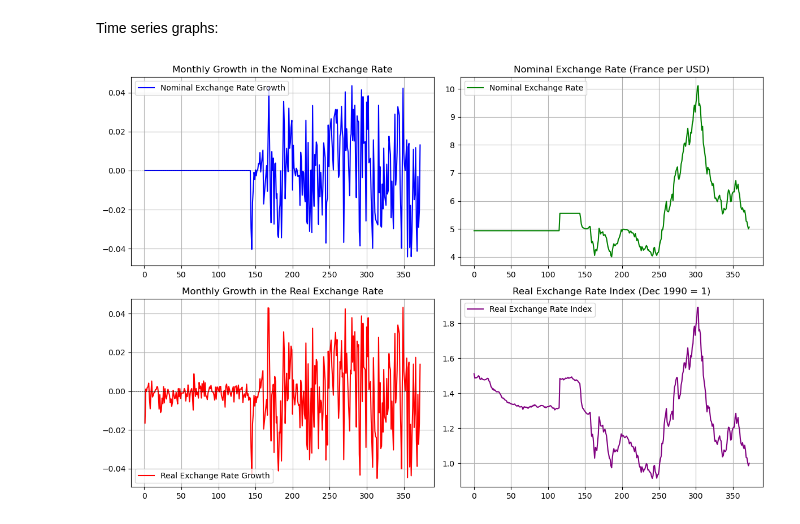
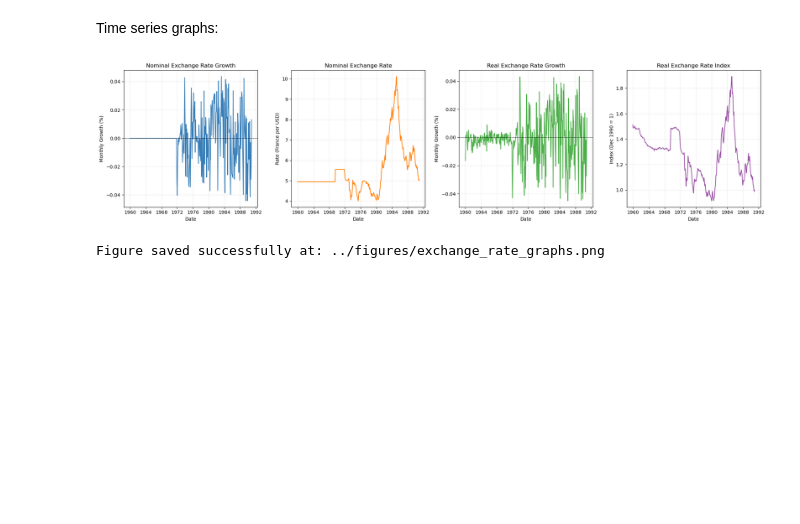
Before and after one commit to rachel-andrsn/Macro, a Jupyter notebook: code/coursework.ipynb, the cells around one changed output. Saved outputs shown, nothing was run; the diff lists cells and outputs as text; code cells hidden in the pictures; blank space fills up the shorter version.

```diff
--- a/code/coursework.ipynb
+++ b/code/coursework.ipynb
@@ -103,7 +103,7 @@ df["Real_Exchange_Index"] = df["Real_Exchange_Rate"] / df.loc[df["Date"] == "199
 #### 4) Monthly Inflation Rate for France
 Monthly inflation rate formula: ΔCPI_t / CPI_t-1
 # %%
-df["France_Inflation"] = df["CPI_Index_US"].pct_change()
+df["France_Inflation"] = df["CPI_Index_France"].pct_change()
 # %% [markdown]
 #### 5) Monthly Growth in Industrial Production
 # %%
@@ -206,34 +206,57 @@ i think i need to look into the industrial production new varibles as it is an i
 Time series graphs:
 # %%
 import matplotlib.pyplot as plt
+import os
 
-# Plot all four graphs together
-fig, axes = plt.subplots(2, 2, figsize=(12, 8))
+# Define colorblind-friendly colors (from Color Universal Design)
+colors = ["#377eb8", "#ff7f00", "#4daf4a", "#984ea3"]
+
+# Create a horizontal layout with 4 subplots
+fig, axes = plt.subplots(1, 4, figsize=(20, 5), sharex=True)
+
+# Plot each graph with clear labels, formatting, and gridlines
 
 # 1. Monthly Growth in the Nominal Exchange Rate
-axes[0, 0].plot(df.index, df["Nominal_Exchange_Growth"], label="Nominal Exchange Rate Growth", color="blue")
-axes[0, 0].set_title("Monthly Growth in the Nominal Exchange Rate")
-axes[0, 0].axhline(y=0, color="black", linestyle="--", linewidth=0.5)
+axes[0].plot(df["Date"], df["Nominal_Exchange_Growth"], color=colors[0])
+axes[0].set_title("Nominal Exchange Rate Growth")
+axes[0].set_xlabel("Date")
+axes[0].set_ylabel("Monthly Growth (%)")
+axes[0].axhline(y=0, color="black", linestyle="--", linewidth=0.7)
+axes[0].grid(True, linestyle="--", linewidth=0.5, color="gray", alpha=0.3)  # Faint gridlines
 
 # 2. Level of the Nominal Exchange Rate
-axes[0, 1].plot(df.index, df["Exchange_Rate_France"], label="Nominal Exchange Rate", color="green")
-axes[0, 1].set_title("Nominal Exchange Rate (France per USD)")
+axes[1].plot(df["Date"], df["Exchange_Rate_France"], color=colors[1])
+axes[1].set_title("Nominal Exchange Rate")
+axes[1].set_xlabel("Date")
+axes[1].set_ylabel("Rate (France per USD)")
+axes[1].grid(True, linestyle="--", linewidth=0.5, color="gray", alpha=0.3)  # Faint gridlines
 
 # 3. Monthly Growth in the Real Exchange Rate
-axes[1, 0].plot(df.index, df["Real_Exchange_Growth"], label="Real Exchange Rate Growth", color="red")
-axes[1, 0].set_title("Monthly Growth in the Real Exchange Rate")
-axes[1, 0].axhline(y=0, color="black", linestyle="--", linewidth=0.5)
+axes[2].plot(df["Date"], df["Real_Exchange_Growth"], color=colors[2])
+axes[2].set_title("Real Exchange Rate Growth")
+axes[2].set_xlabel("Date")
+axes[2].set_ylabel("Monthly Growth (%)")
+axes[2].axhline(y=0, color="black", linestyle="--", linewidth=0.7)
+axes[2].grid(True, linestyle="--", linewidth=0.5, color="gray", alpha=0.3)  # Faint gridlines
 
-# 4. Real Exchange Rate Index (Dec 1990 = 1)
-axes[1, 1].plot(df.index, df["Real_Exchange_Index"], label="Real Exchange Rate Index", color="purple")
-axes[1, 1].set_title("Real Exchange Rate Index (Dec 1990 = 1)")
+# 4. Real Exchange Rate Index
+axes[3].plot(df["Date"], df["Real_Exchange_Index"], color=colors[3])
+axes[3].set_title("Real Exchange Rate Index")
+axes[3].set_xlabel("Date")
+axes[3].set_ylabel("Index (Dec 1990 = 1)")
+axes[3].grid(True, linestyle="--", linewidth=0.5, color="gray", alpha=0.3)  # Faint gridlines
 
-# Formatting
-for ax in axes.flat:
-    ax.legend()
-    ax.grid(True)
+# Improve spacing & formatting
+plt.tight_layout()
 
-plt.tight_layout()
+# Save the figure
+output_path = "../figures/exchange_rate_graphs.png"
+plt.savefig(output_path, dpi=300, bbox_inches="tight")
+
+# Show the figure
 plt.show()
+
+print(f"Figure saved successfully at: {output_path}")
 # %% [output]
-[figure, old version]
+[figure, new version]
+Figure saved successfully at: ../figures/exchange_rate_graphs.png
```
Also changed, not shown: parts of 22 cells of this notebook, 13 other files.
